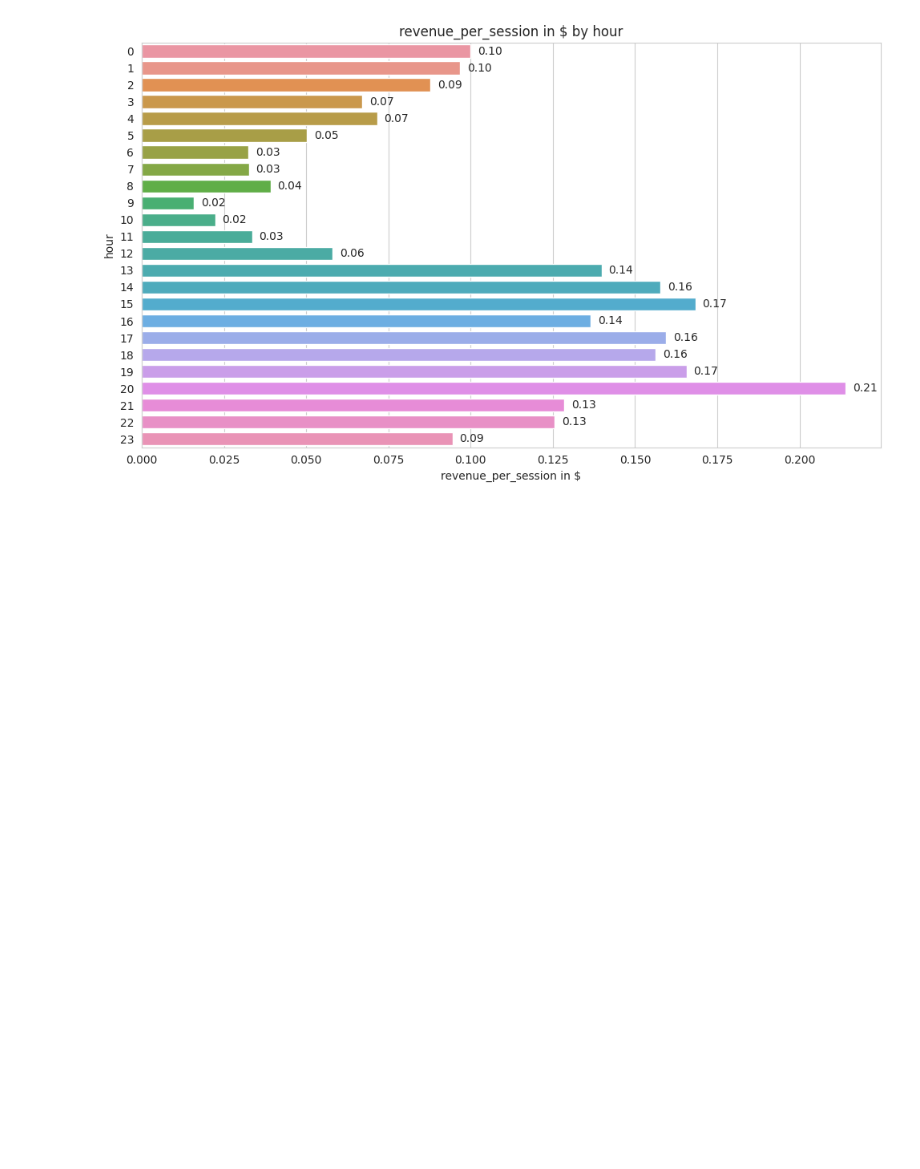
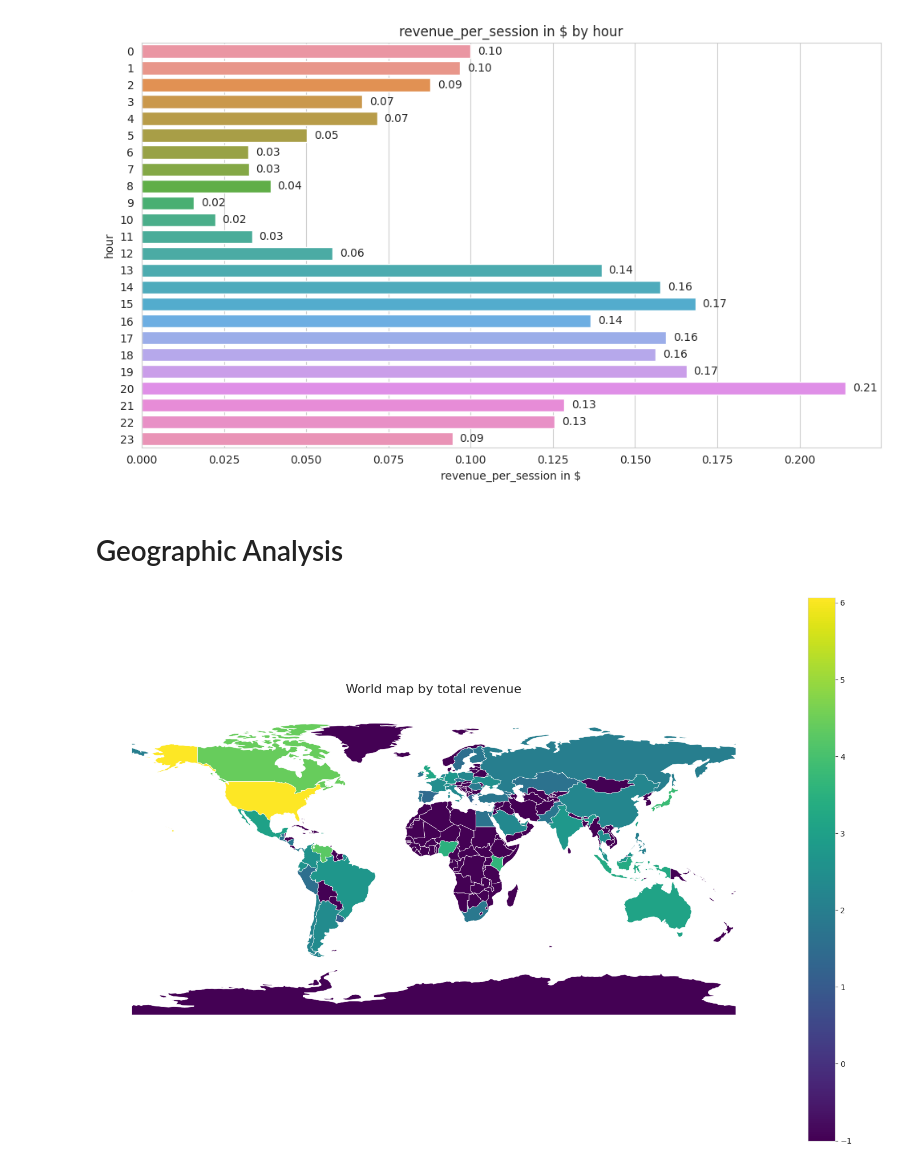
Before and after one commit to ahmedhas32/ahmedhas32, a Jupyter notebook: google-analytics-sessions.ipynb, the cells around one changed output. Drawn from its saved outputs; the diff is of its cells as text; code cells hidden in the pictures; blank space fills up the shorter version.

```diff
--- a/google-analytics-sessions.ipynb
+++ b/google-analytics-sessions.ipynb
@@ -1165,3 +1165,35 @@ hier_analysis(data , [  'hour' , ] , revenue_agg , name  )
 # %% [output]
 <Figure size 1200x1200 with 0 Axes>
 [figure]
+# %% [markdown]
+# Geographic Analysis
+# %%
+revenue_per_country = data.merge(right=cities[['country' ,'iso3' ]].drop_duplicates() , on ='country' , how = 'left' ).groupby(['country' ,'iso3' ])['total_revenue'].sum().reset_index()
+# %%
+world = gpd.read_file(gpd.datasets.get_path('naturalearth_lowres'))
+# %%
+world_with_data = world.merge(revenue_per_country, left_on='iso_a3', right_on='iso3', how='left')
+# %%
+# Create the plot
+fig, ax = plt.subplots(1, 1, figsize=(15, 10))
+log_values = world_with_data["total_revenue"].fillna(0) + 0.1
+world_with_data_log = world_with_data.copy()
+world_with_data_log['log_values'] = np.log10(log_values)
+
+
+# Plot countries with data
+world_with_data_log.plot(column="log_values",
+                    ax=ax,
+                    legend=True,
+                    cmap='viridis',
+                    missing_kwds={'color': 'lightgray'},
+                    edgecolor='white',
+                    linewidth=0.5)
+
+ax.set_title("World map by total revenue", fontsize=16, pad=20)
+ax.set_axis_off()  # Remove axes for cleaner look
+
+plt.tight_layout()
+plt.show()
+# %% [output]
+[figure, added]
```
Also changed, not shown: parts of 1 cell of this notebook.
